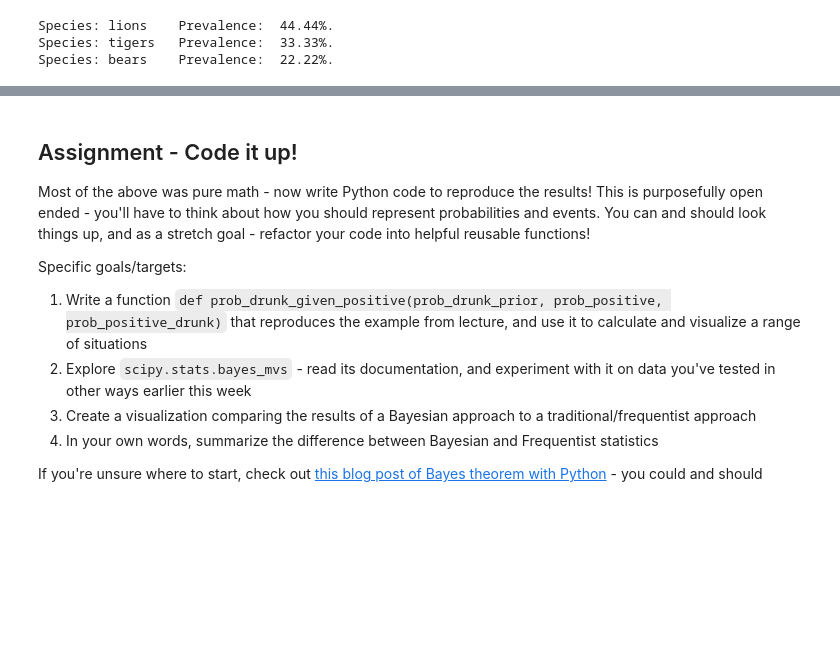
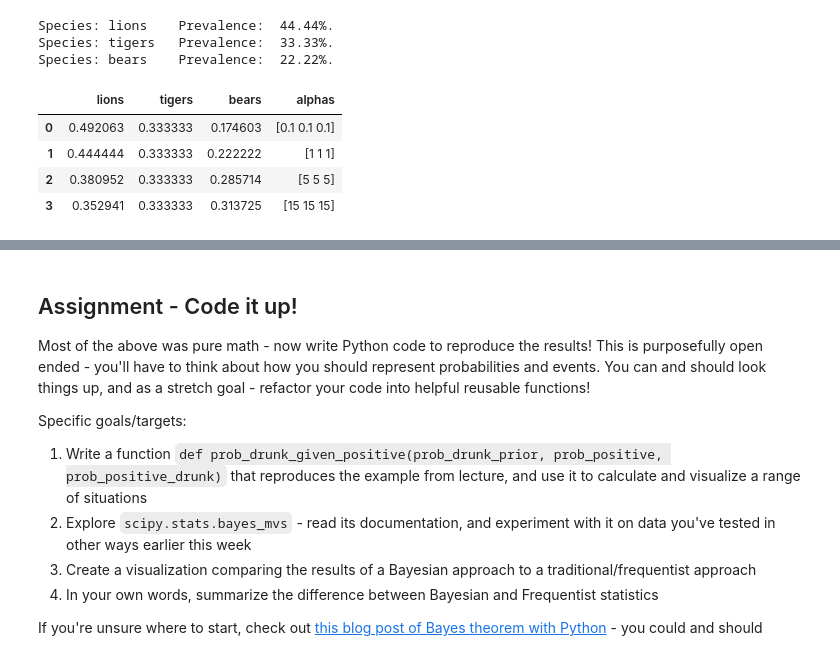
Before and after one commit to ngriggs/DS-Unit-1-Sprint-3-Statistical-Tests-and-Experiments, a Jupyter notebook: module3-introduction-to-bayesian-inference/LS_DS_133_Introduction_to_Bayesian_Inference.ipynb, the cells around one changed output, grey strips where cells are left out. Saved outputs shown, nothing was run; the diff lists cells and outputs as text; code cells hidden in the pictures; blank space fills up the shorter version.

```diff
--- a/module3-introduction-to-bayesian-inference/LS_DS_133_Introduction_to_Bayesian_Inference.ipynb
+++ b/module3-introduction-to-bayesian-inference/LS_DS_133_Introduction_to_Bayesian_Inference.ipynb
@@ -131,3 +131,22 @@ display_probs(dict(zip(animals, expected)))
 Species: lions    Prevalence:  44.44%.
 Species: tigers   Prevalence:  33.33%.
 Species: bears    Prevalence:  22.22%.
+# %%
+alpha_list = [np.array([0.1, 0.1, 0.1]),
+              np.array([1, 1, 1]),
+              np.array([5, 5, 5]),
+              np.array([15, 15, 15])]
+
+values = []
+for alpha_new in alpha_list:
+    values.append((alpha_new + c) / (c.sum() + alpha_new.sum()))
+
+value_df = pd.DataFrame(values, columns = animals)
+value_df['alphas'] = [str(x) for x in alpha_list]
+value_df
+# %% [output]
+|  | lions | tigers | bears | alphas |
+| 0 | 0.492063 | 0.333333 | 0.174603 | [0.1 0.1 0.1] |
+| 1 | 0.444444 | 0.333333 | 0.222222 | [1 1 1] |
+| 2 | 0.380952 | 0.333333 | 0.285714 | [5 5 5] |
+| 3 | 0.352941 | 0.333333 | 0.313725 | [15 15 15] |
```
Also changed, not shown: parts of 18 cells of this notebook.
